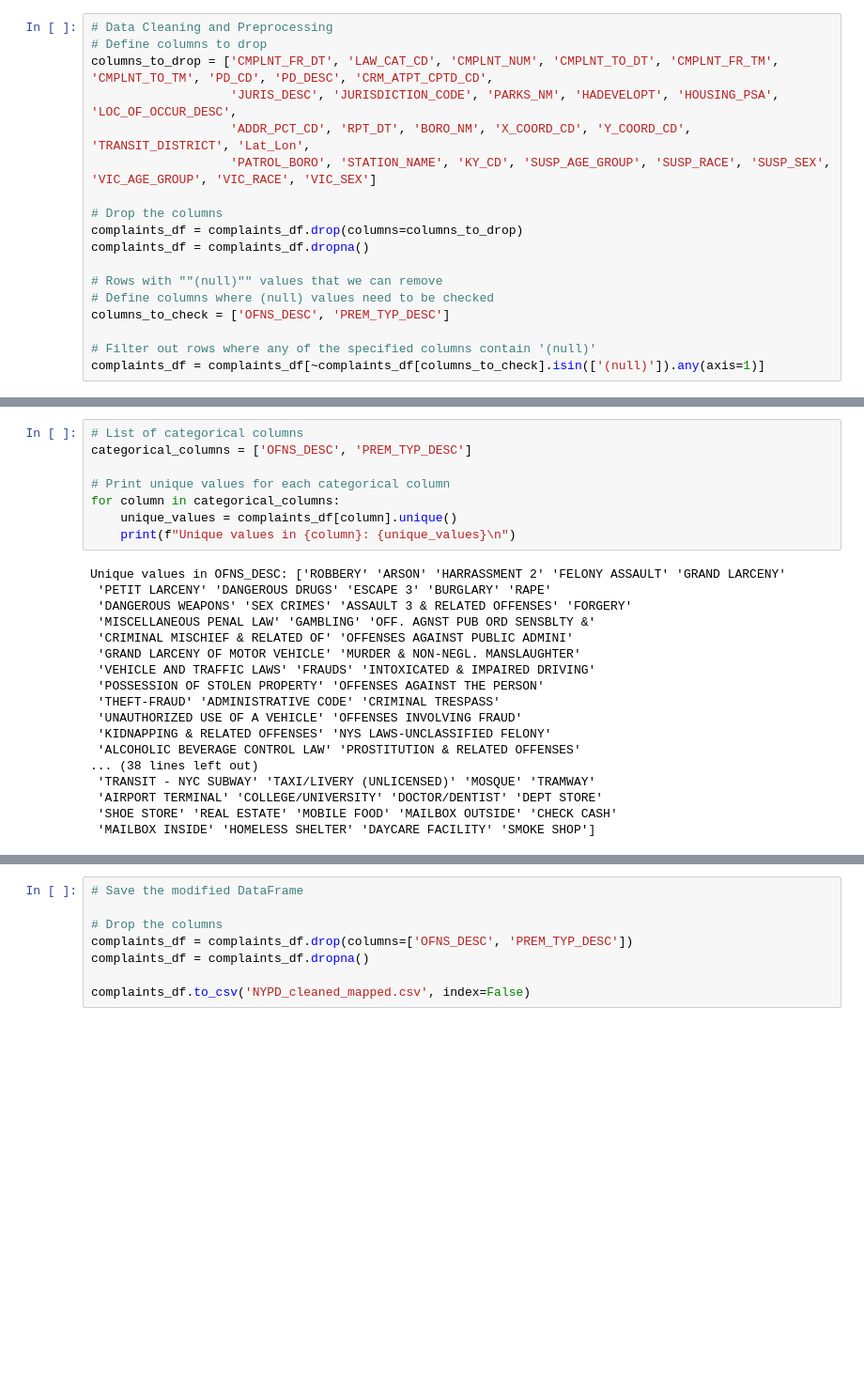
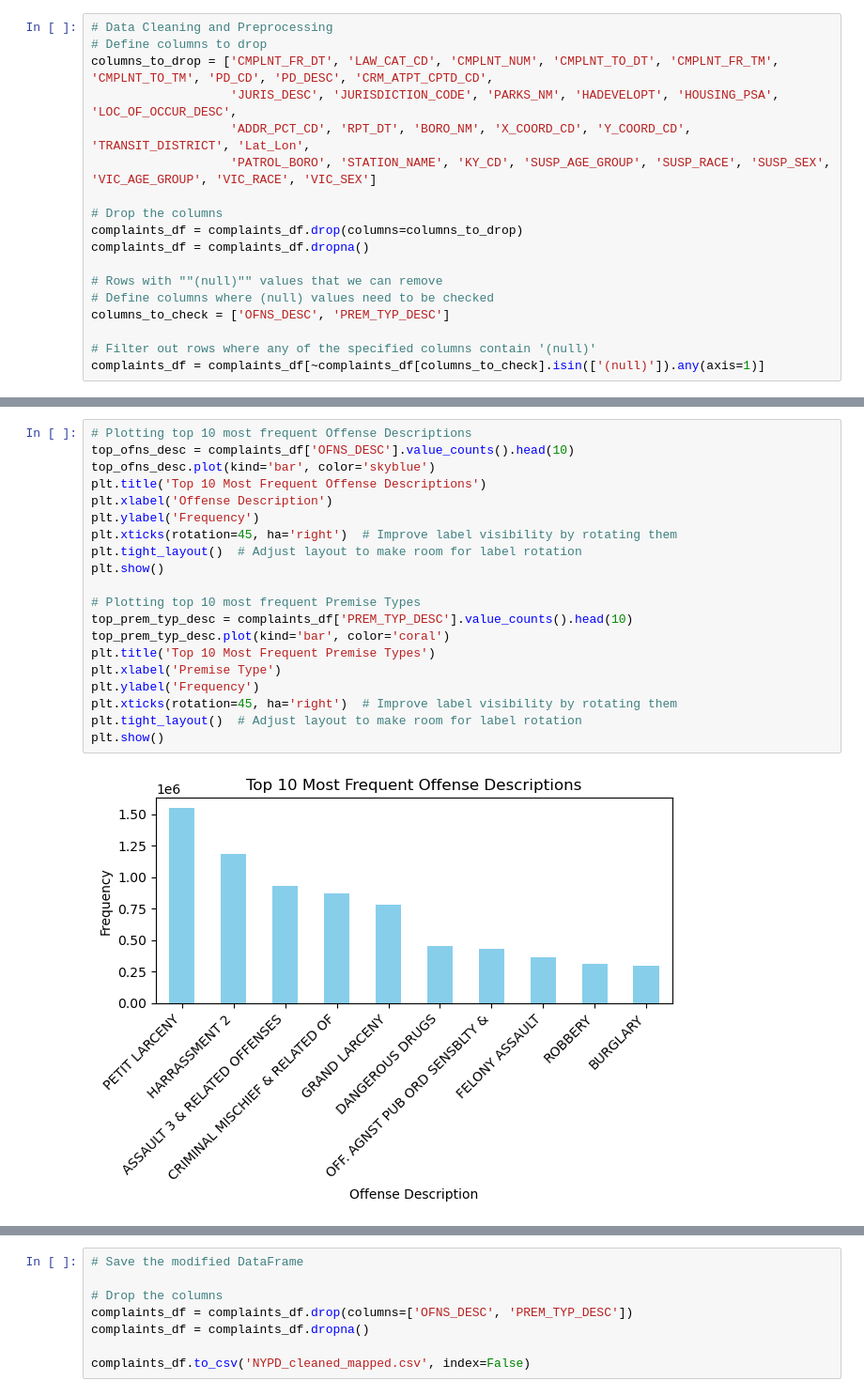
Before and after one commit to rudedoc/data_analytics, a Jupyter notebook: NYC Complaint Data Exploration.ipynb, the cells around one changed output, grey strips where cells are left out. Shown at 94% size. Drawn from its saved outputs; the diff is of its cells as text; blank space fills up the shorter version.

```diff
--- a/NYC Complaint Data Exploration.ipynb
+++ b/NYC Complaint Data Exploration.ipynb
@@ -54,26 +55,22 @@ complaints_df.head()
 # %%
-# List of categorical columns
-categorical_columns = ['OFNS_DESC', 'PREM_TYP_DESC']
+# Plotting top 10 most frequent Offense Descriptions
+top_ofns_desc = complaints_df['OFNS_DESC'].value_counts().head(10)
+top_ofns_desc.plot(kind='bar', color='skyblue')
+plt.title('Top 10 Most Frequent Offense Descriptions')
+plt.xlabel('Offense Description')
+plt.ylabel('Frequency')
+plt.xticks(rotation=45, ha='right')  # Improve label visibility by rotating them
+plt.tight_layout()  # Adjust layout to make room for label rotation
+plt.show()
 
-# Print unique values for each categorical column
-for column in categorical_columns:
-    unique_values = complaints_df[column].unique()
-    print(f"Unique values in {column}: {unique_values}\n")
+# Plotting top 10 most frequent Premise Types
+top_prem_typ_desc = complaints_df['PREM_TYP_DESC'].value_counts().head(10)
+top_prem_typ_desc.plot(kind='bar', color='coral')
+plt.title('Top 10 Most Frequent Premise Types')
+plt.xlabel('Premise Type')
+plt.ylabel('Frequency')
+plt.xticks(rotation=45, ha='right')  # Improve label visibility by rotating them
+plt.tight_layout()  # Adjust layout to make room for label rotation
+plt.show()
 # %% [output]
-Unique values in OFNS_DESC: ['ROBBERY' 'ARSON' 'HARRASSMENT 2' 'FELONY ASSAULT' 'GRAND LARCENY'
- 'PETIT LARCENY' 'DANGEROUS DRUGS' 'ESCAPE 3' 'BURGLARY' 'RAPE'
- 'DANGEROUS WEAPONS' 'SEX CRIMES' 'ASSAULT 3 & RELATED OFFENSES' 'FORGERY'
- 'MISCELLANEOUS PENAL LAW' 'GAMBLING' 'OFF. AGNST PUB ORD SENSBLTY &'
- 'CRIMINAL MISCHIEF & RELATED OF' 'OFFENSES AGAINST PUBLIC ADMINI'
- 'GRAND LARCENY OF MOTOR VEHICLE' 'MURDER & NON-NEGL. MANSLAUGHTER'
- 'VEHICLE AND TRAFFIC LAWS' 'FRAUDS' 'INTOXICATED & IMPAIRED DRIVING'
- 'POSSESSION OF STOLEN PROPERTY' 'OFFENSES AGAINST THE PERSON'
- 'THEFT-FRAUD' 'ADMINISTRATIVE CODE' 'CRIMINAL TRESPASS'
- 'UNAUTHORIZED USE OF A VEHICLE' 'OFFENSES INVOLVING FRAUD'
- 'KIDNAPPING & RELATED OFFENSES' 'NYS LAWS-UNCLASSIFIED FELONY'
- 'ALCOHOLIC BEVERAGE CONTROL LAW' 'PROSTITUTION & RELATED OFFENSES'
-... (38 lines left out)
- 'TRANSIT - NYC SUBWAY' 'TAXI/LIVERY (UNLICENSED)' 'MOSQUE' 'TRAMWAY'
- 'AIRPORT TERMINAL' 'COLLEGE/UNIVERSITY' 'DOCTOR/DENTIST' 'DEPT STORE'
- 'SHOE STORE' 'REAL ESTATE' 'MOBILE FOOD' 'MAILBOX OUTSIDE' 'CHECK CASH'
- 'MAILBOX INSIDE' 'HOMELESS SHELTER' 'DAYCARE FACILITY' 'SMOKE SHOP']
+[figure, added]
```
Also changed, not shown: parts of 15 cells of this notebook.
